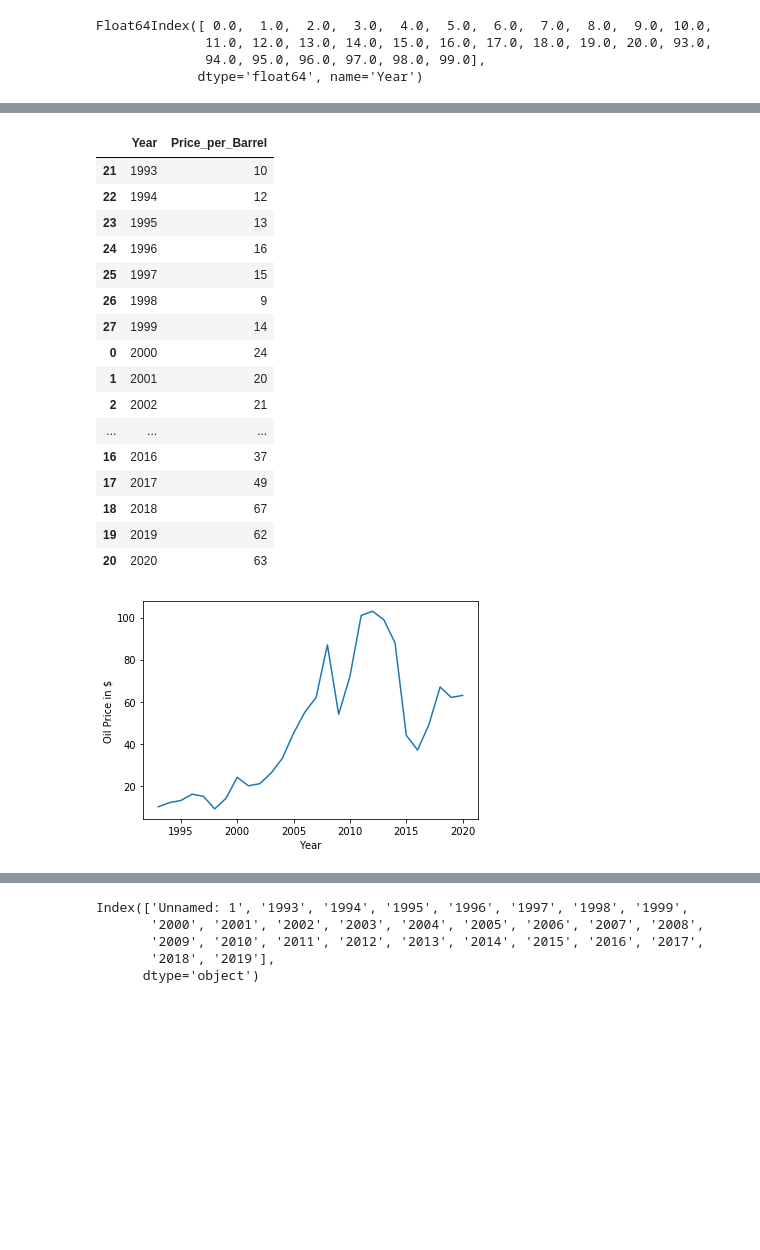
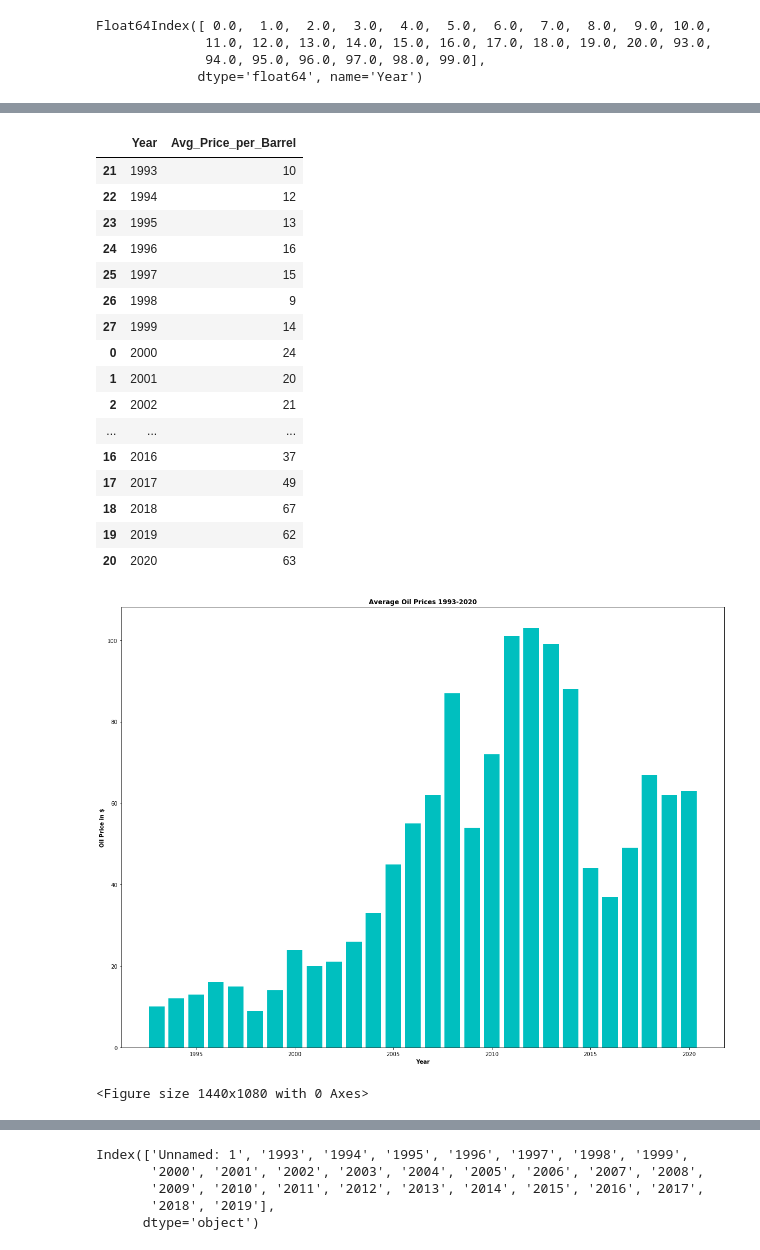
Before and after one commit to ssalguero626/Project-1, a Jupyter notebook: Project-1.ipynb, the cells around one changed output, grey strips where cells are left out. Cells and saved outputs as stored; diff of their text form; code cells hidden in the pictures; blank space fills up the shorter version.

```diff
--- a/Project-1.ipynb
+++ b/Project-1.ipynb
@@ -4,13 +4,15 @@ import matplotlib.pyplot as plt
 import numpy as np
 
 oil_df = pd.read_csv('U.S._Domestic_Crude_Oil.csv')
-gdp_df = pd.read_csv('Gross_Domestic_Product.csv', index_col=0)
-gdp_percentage_df = pd.read_csv('Gross_Domestic_Product_Percentage.csv')
+gdp_df = pd.read_csv('Gross_Domestic_Product.csv',index_col=0)
+gdp_percentage_df = pd.read_csv('Gross_Domestic_Product_Percentage.csv',index_col=0)
 ev_sales = pd.read_csv('EV_Sales_US_2011-2019.csv')
 
-oil_df.rename(columns={"U.S. Domestic Crude Oil First Purchase Prices Monthly": "Month_year", "Unnamed: 1" : "Price_per_Barrel"}, inplace=True)
 
+# Reaname Oil Data Frame Columns
+oil_df.rename(columns={"U.S. Domestic Crude Oil First Purchase Prices Monthly": "Month_year", "Unnamed: 1" : "Avg_Price_per_Barrel"}, inplace=True)
 
+# Print Oil_DF
 oil_df = oil_df[1:]
 oil_df
 # %% [output]
@@ -53,7 +57,7 @@ oil_df
 | 316 | 93 | 11.41 |
 316 rows × 2 columns
 # %%
-oil_df["Price_per_Barrel"] = oil_df["Price_per_Barrel"].apply(lambda x: float(x))
+oil_df["Avg_Price_per_Barrel"] = oil_df["Avg_Price_per_Barrel"].apply(lambda x: float(x))
 # %%
 oil_df["Year"] = oil_df["Year"].apply(lambda x: float(x))
 # %%
@@ -163,7 +167,7 @@ oil_df
 final_oil_df = oil_df.sort_values('Year')
 final_oil_df
 # %% [output]
-|  | Year | Price_per_Barrel |
+|  | Year | Avg_Price_per_Barrel |
 | 21 | 1993 | 10 |
 | 22 | 1994 | 12 |
 | 23 | 1995 | 13 |
@@ -181,12 +185,15 @@ final_oil_df
 | 19 | 2019 | 62 |
 | 20 | 2020 | 63 |
 # %%
-plt.plot(final_oil_df.Year, final_oil_df.Price_per_Barrel)
-plt.xlabel("Year")
-plt.ylabel("Oil Price in $")
+plt.bar(final_oil_df.Year, final_oil_df.Avg_Price_per_Barrel, color='c')
+plt.xlabel("Year",fontweight="bold")
+plt.ylabel("Oil Price in $",fontweight="bold")
+plt.title("Average Oil Prices 1993-2020", fontweight="bold")
 plt.show()
+plt.savefig('Oil_price.png')
 # %% [output]
-[figure, old version]
+[figure, new version]
+<Figure size 1440x1080 with 0 Axes>
 # %%
 gdp_df
 # %% [output]
```
Also changed, not shown: parts of 44 cells of this notebook.
